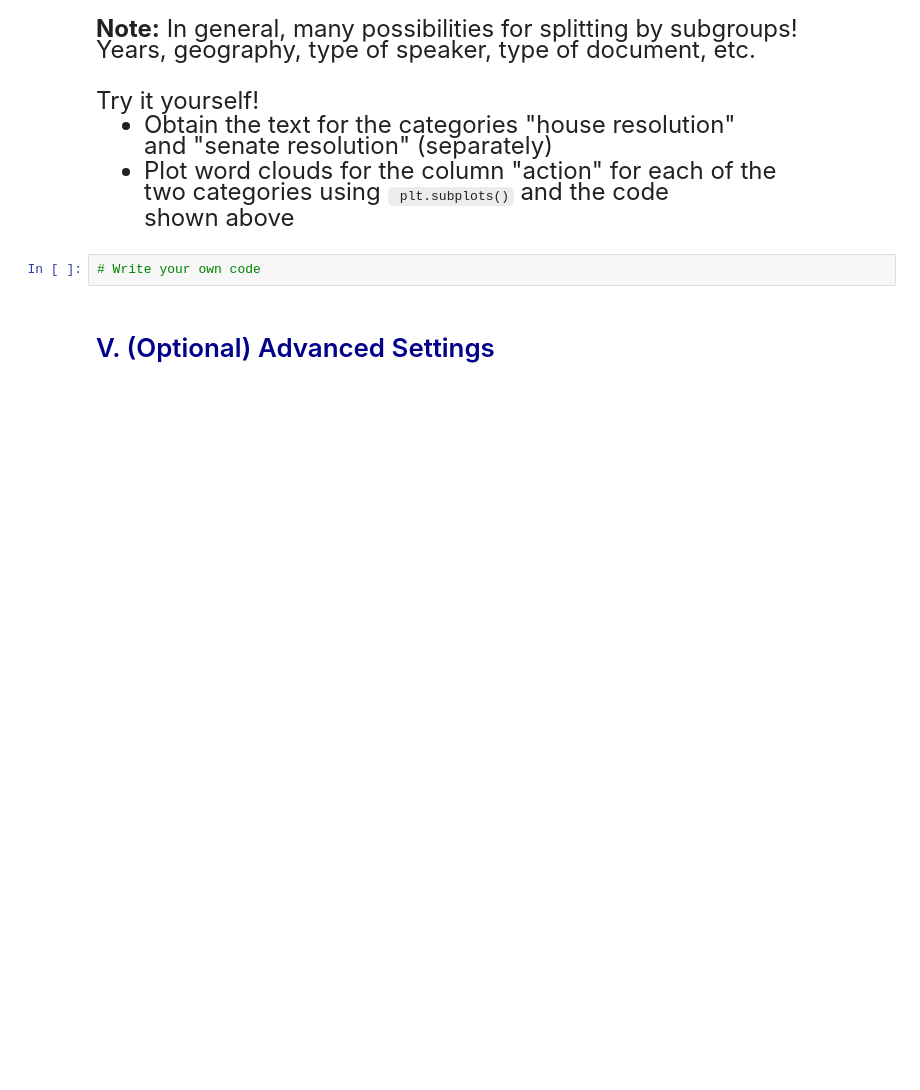
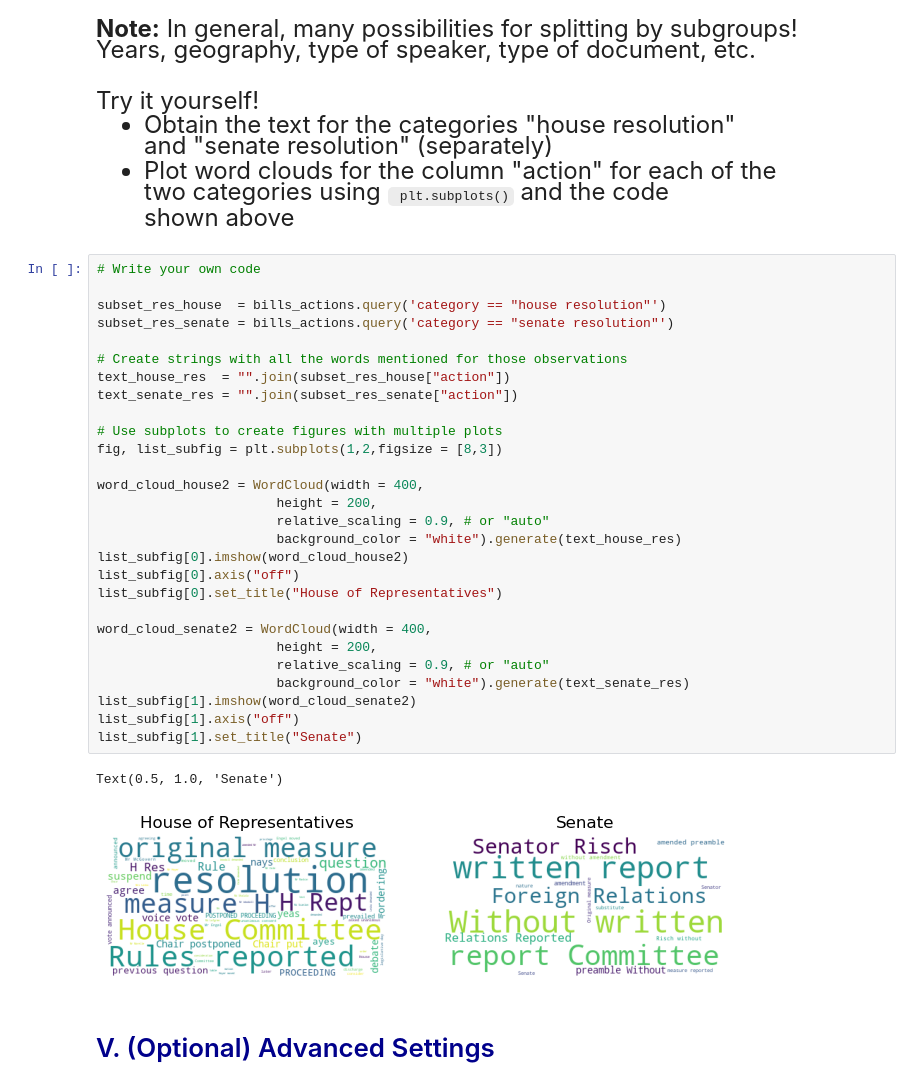
Before and after one commit to zepengzhou/computing_25fall, a Jupyter notebook: Lecture 10/lecture_10b - Word Clouds.ipynb, the cells around one changed output. Saved outputs shown, nothing was run; the diff lists cells and outputs as text; blank space fills up the shorter version.

````diff
--- a/Lecture 10/lecture_10b - Word Clouds.ipynb
+++ b/Lecture 10/lecture_10b - Word Clouds.ipynb
@@ -176,8 +201,37 @@ and "senate resolution" (separately)
 - Plot word clouds for the column "action" for each of the <br>
 two categories using ``` plt.subplots()``` and the code <br>
 shown above
-# %%
-# Write your own code
+# %%
+# Write your own code
+
+subset_res_house  = bills_actions.query('category == "house resolution"')
+subset_res_senate = bills_actions.query('category == "senate resolution"')
+
+# Create strings with all the words mentioned for those observations
+text_house_res  = "".join(subset_res_house["action"])
+text_senate_res = "".join(subset_res_senate["action"])
+
+# Use subplots to create figures with multiple plots
+fig, list_subfig = plt.subplots(1,2,figsize = [8,3])
+
+word_cloud_house2 = WordCloud(width = 400,
+                       height = 200,
+                       relative_scaling = 0.9, # or "auto"
+                       background_color = "white").generate(text_house_res)
+list_subfig[0].imshow(word_cloud_house2)
+list_subfig[0].axis("off")
+list_subfig[0].set_title("House of Representatives")
+
+word_cloud_senate2 = WordCloud(width = 400,
+                       height = 200,
+                       relative_scaling = 0.9, # or "auto"
+                       background_color = "white").generate(text_senate_res)
+list_subfig[1].imshow(word_cloud_senate2)
+list_subfig[1].axis("off")
+list_subfig[1].set_title("Senate")
+# %% [output]
+Text(0.5, 1.0, 'Senate')
+[figure, added]
 # %% [markdown]
 # <span style="color:darkblue"> V. (Optional) Advanced Settings </span>
 # %%
````
Also changed, not shown: parts of 8 cells of this notebook, 1 other file.
